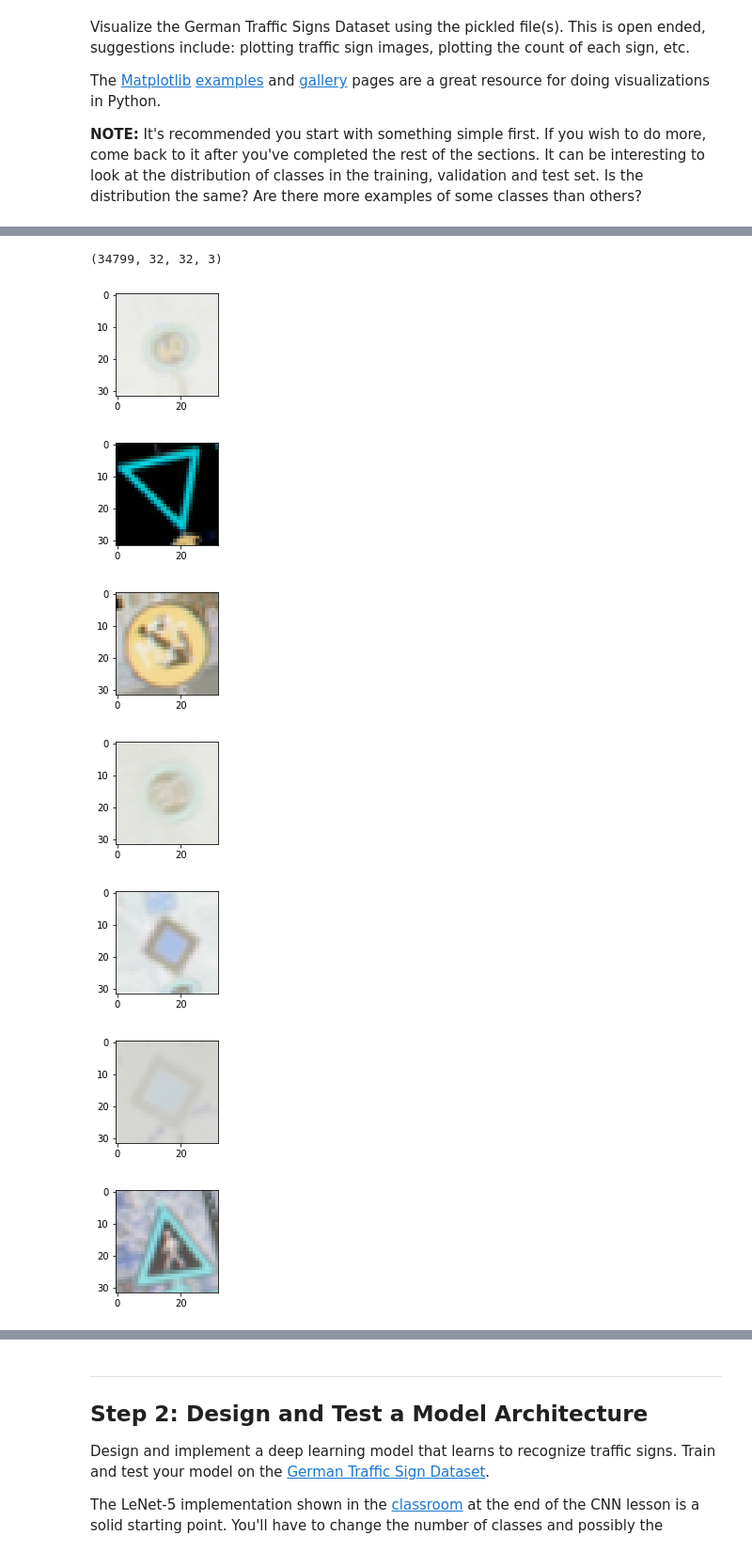
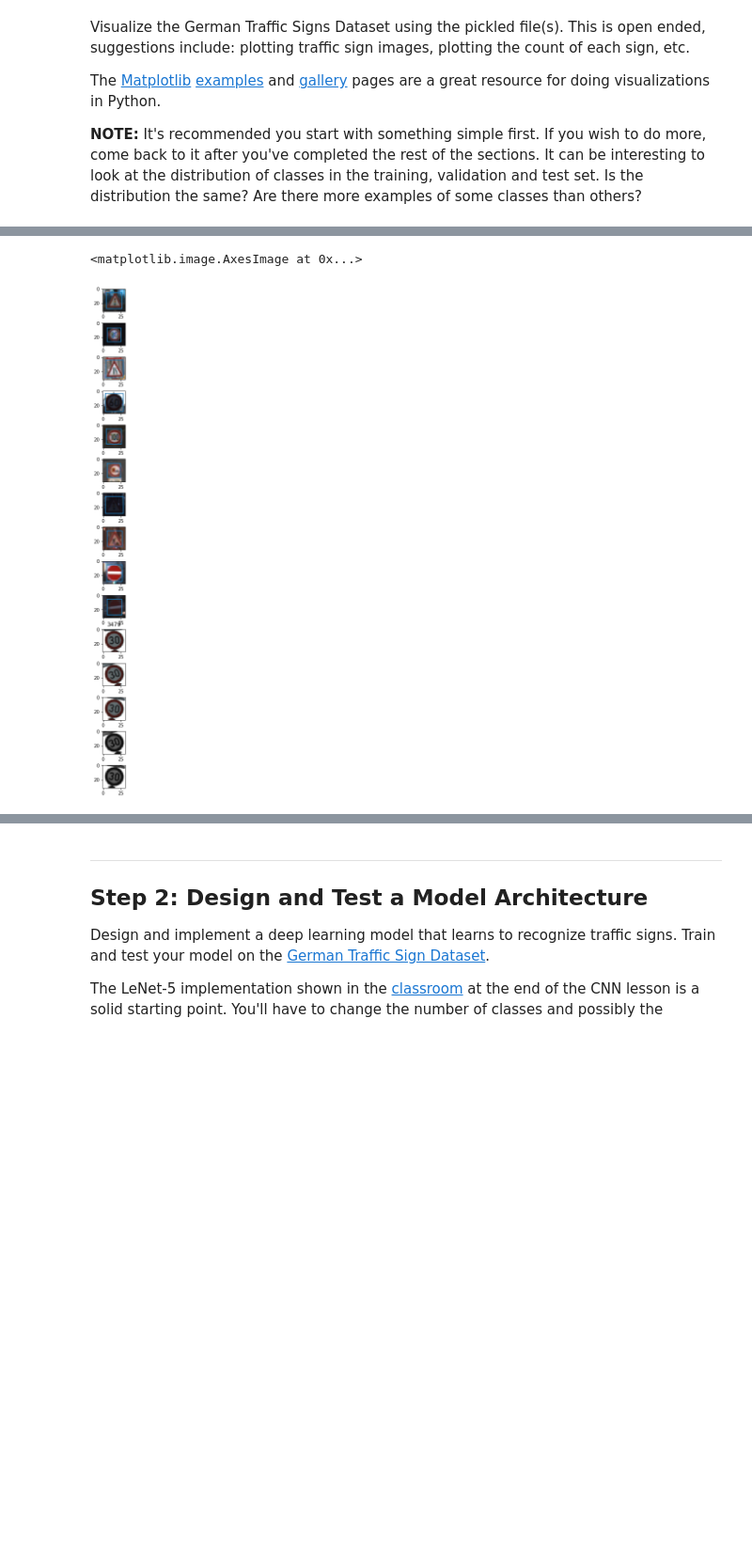
Before and after one commit to liamog/CarND-Traffic-Sign-Classifier-Project, a Jupyter notebook: Traffic_Sign_Classifier.ipynb, the cells around one changed output, grey strips where cells are left out. Shown at 94% size. Saved outputs shown, nothing was run; the diff lists cells and outputs as text; code cells hidden in the pictures; blank space fills up the shorter version.

```diff
--- a/Traffic_Sign_Classifier.ipynb
+++ b/Traffic_Sign_Classifier.ipynb
@@ -165,16 +165,14 @@ def maskimage(data, idx):
     image_data[:,0:x1,:] = 0
     image_data[:,x2:32,:] = 0
 
-def plotimage_with_sizes(data, idx) :
+def plotimage_with_sizes(ax, data, idx) :
     image = data[idx]
     image_size = train_sizes[idx]
     image_factor = np.concatenate((image_size, image_size), axis=0)
     image_factor = 32/image_factor
     image_coords = train_coords[idx] * image_factor
-
-    plt.figure(figsize=(2,2))
-    plt.imshow(image)
-    drawboundingbox(plt, image_coords)
+    ax.imshow(image)
+    drawboundingbox(ax, image_coords)
 
 def plotimage(data, idx) :
     image = data[idx]
@@ -203,7 +201,7 @@ def randomize_border(data, idx) :
     # Random between 0.0 -> 1.0
     rand = np.random.random((32,32,3))
     # random between 0.0 -> 2.0
-#     rand *= 2
+    rand *= 2
     # random between -1.0 -> 1.0
     rand -= 1
 
@@ -232,26 +211,44 @@ ax[1].imshow(image_rot.squeeze(), "gray")
 # %%
 ### Data exploration visualization code goes here.
 ### Feel free to use as many code cells as needed.
 import random
 import numpy as np
 import math
 
 import matplotlib.pyplot as plt
 # Visualizations will be shown in the notebook.
 %matplotlib inline
 
-X_rotated = rotate_all_images(X_train_in, 15)
-print (np.shape(X_rotated))
+fig, ax = plt.subplots(nrows=15, figsize=(20, 20))
+fig.subplots_adjust(hspace=.5)
+subplot_idx = 0
 
+# Show some random images and plot the box where the sign is located in the image
 for idx in range(10) :
-    index = random.randint(0, len(X_rotated))
-    plotimage(X_rotated, index)
+    index = random.randint(0, len(X_train_in))
+    plotimage_with_sizes(ax[idx], X_train_in, index)
+    subplot_idx+=1
+
+# For this sample image draw the various mutations , rotations, grayscale etc.
+image_index = 3479
+
+image = X_train_in[image_index]
+image_rot1 = rotate_image(image, 15)
+image_rot2 = rotate_image(image, -15)
+image_rot1_gray = grayscale_image(image_rot1)
+image_rot2_gray = grayscale_image(image_rot2)
+fig_title = "{}".format(image_index)
+
+ax[subplot_idx].set(title = fig_title)
+ax[subplot_idx].imshow(image.squeeze())
+subplot_idx+=1
+ax[subplot_idx].imshow(image_rot1.squeeze())
+subplot_idx+=1
+ax[subplot_idx].imshow(image_rot2.squeeze())
+subplot_idx+=1
+ax[subplot_idx].imshow(image_rot1_gray.squeeze(), "gray")
+subplot_idx+=1
+ax[subplot_idx].imshow(image_rot2_gray.squeeze(), "gray")
 # %% [output]
-(34799, 32, 32, 3)
+<matplotlib.image.AxesImage at 0x...>
-[figure, old version]
+[figure, new version]
-[figure, removed]
-[figure, removed]
-[figure, removed]
-[figure, removed]
-[figure, removed]
-[figure, removed]
```
Also changed, not shown: parts of 13 cells of this notebook.
